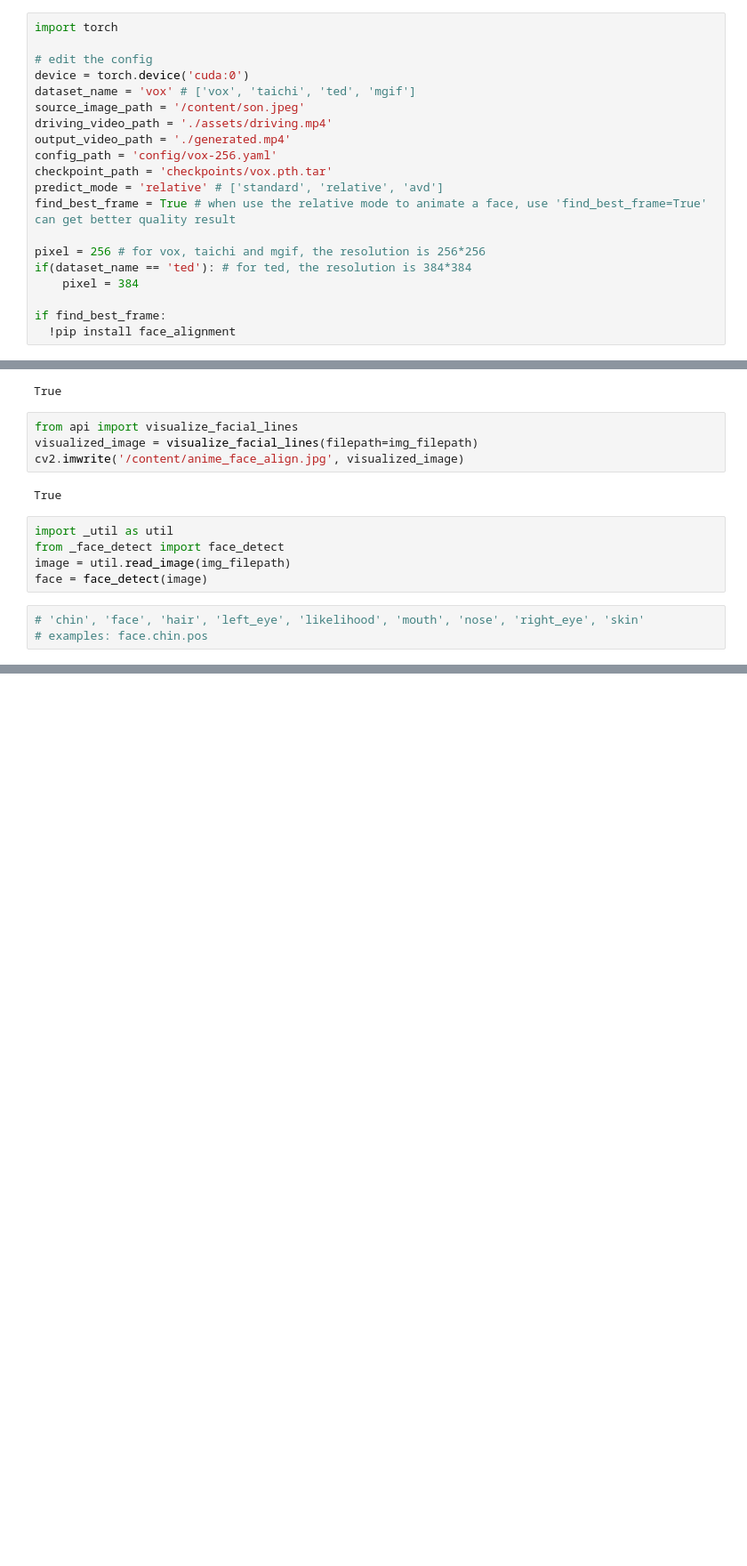
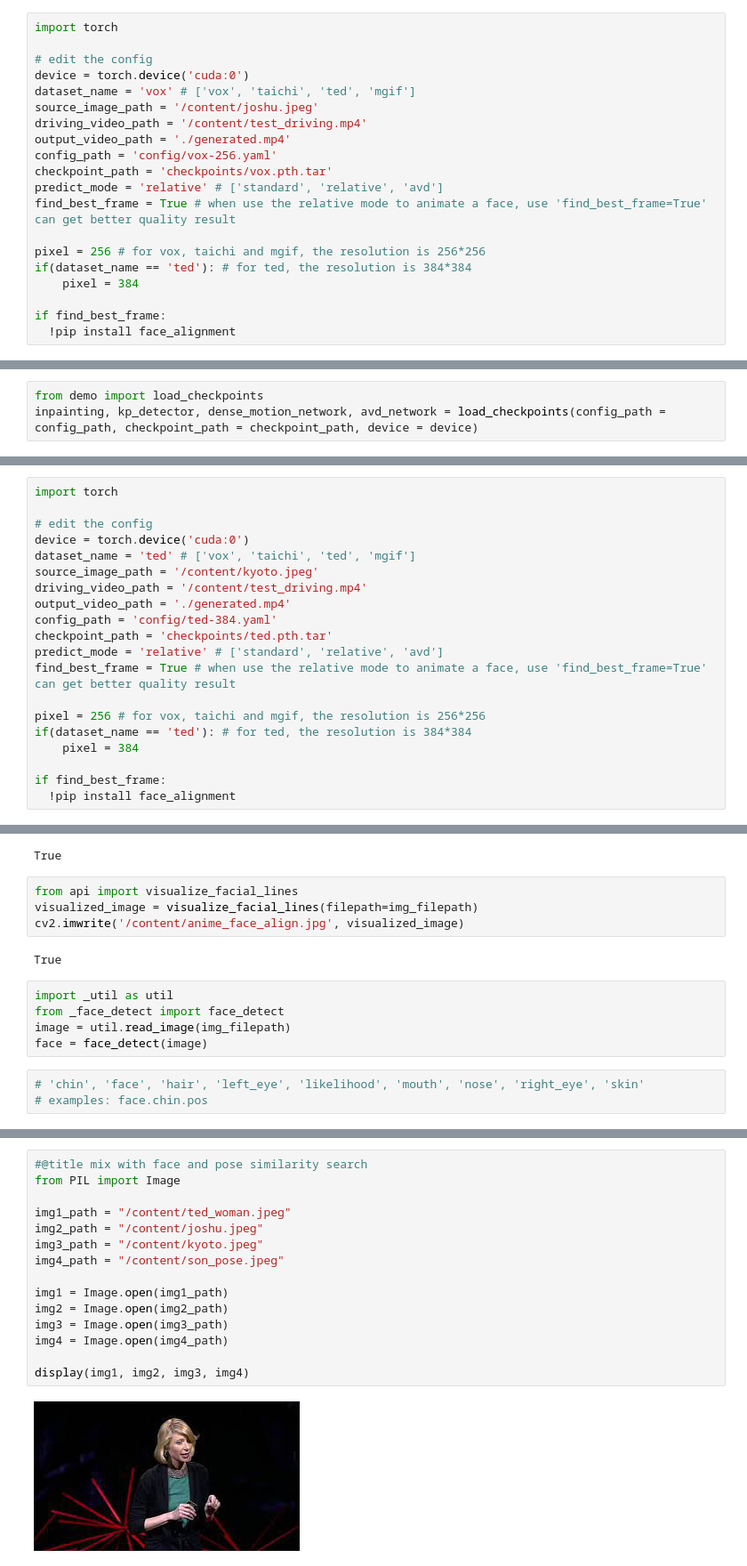
Before and after one commit to softmurata/colab_notebooks, a Jupyter notebook: animation/Thin_Plate_Spline_Motion_Model_original.ipynb, the cells around one changed output, grey strips where cells are left out. Shown at 89% size. Drawn from its saved outputs; the diff is of its cells as text; blank space fills up the shorter version.

```diff
--- a/animation/Thin_Plate_Spline_Motion_Model_original.ipynb
+++ b/animation/Thin_Plate_Spline_Motion_Model_original.ipynb
@@ -31,8 +31,8 @@ import torch
 # edit the config
 device = torch.device('cuda:0')
 dataset_name = 'vox' # ['vox', 'taichi', 'ted', 'mgif']
-source_image_path = '/content/son.jpeg'
-driving_video_path = './assets/driving.mp4'
+source_image_path = '/content/joshu.jpeg'
+driving_video_path = '/content/test_driving.mp4'
 output_video_path = './generated.mp4'
 config_path = 'config/vox-256.yaml'
 checkpoint_path = 'checkpoints/vox.pth.tar'
@@ -65,0 +119,3 @@ Requirement already satisfied: six>=1.5 in /usr/local/lib/python3.8/dist-package
+# %%
+from demo import load_checkpoints
+inpainting, kp_detector, dense_motion_network, avd_network = load_checkpoints(config_path = config_path, checkpoint_path = checkpoint_path, device = device)
@@ -65,0 +160,20 @@ Requirement already satisfied: six>=1.5 in /usr/local/lib/python3.8/dist-package
+# %%
+import torch
+
+# edit the config
+device = torch.device('cuda:0')
+dataset_name = 'ted' # ['vox', 'taichi', 'ted', 'mgif']
+source_image_path = '/content/kyoto.jpeg'
+driving_video_path = '/content/test_driving.mp4'
+output_video_path = './generated.mp4'
+config_path = 'config/ted-384.yaml'
+checkpoint_path = 'checkpoints/ted.pth.tar'
+predict_mode = 'relative' # ['standard', 'relative', 'avd']
+find_best_frame = True # when use the relative mode to animate a face, use 'find_best_frame=True' can get better quality result
+
+pixel = 256 # for vox, taichi and mgif, the resolution is 256*256
+if(dataset_name == 'ted'): # for ted, the resolution is 384*384
+    pixel = 384
+
+if find_best_frame:
+  !pip install face_alignment
@@ -209,0 +499,17 @@ face = face_detect(image)
+# %%
+#@title mix with face and pose similarity search
+from PIL import Image
+
+img1_path = "/content/ted_woman.jpeg"
+img2_path = "/content/joshu.jpeg"
+img3_path = "/content/kyoto.jpeg"
+img4_path = "/content/son_pose.jpeg"
+
+img1 = Image.open(img1_path)
+img2 = Image.open(img2_path)
+img3 = Image.open(img3_path)
+img4 = Image.open(img4_path)
+
+display(img1, img2, img3, img4)
+# %% [output]
+[figure, added]
```
Also changed, not shown: parts of 44 cells of this notebook.
